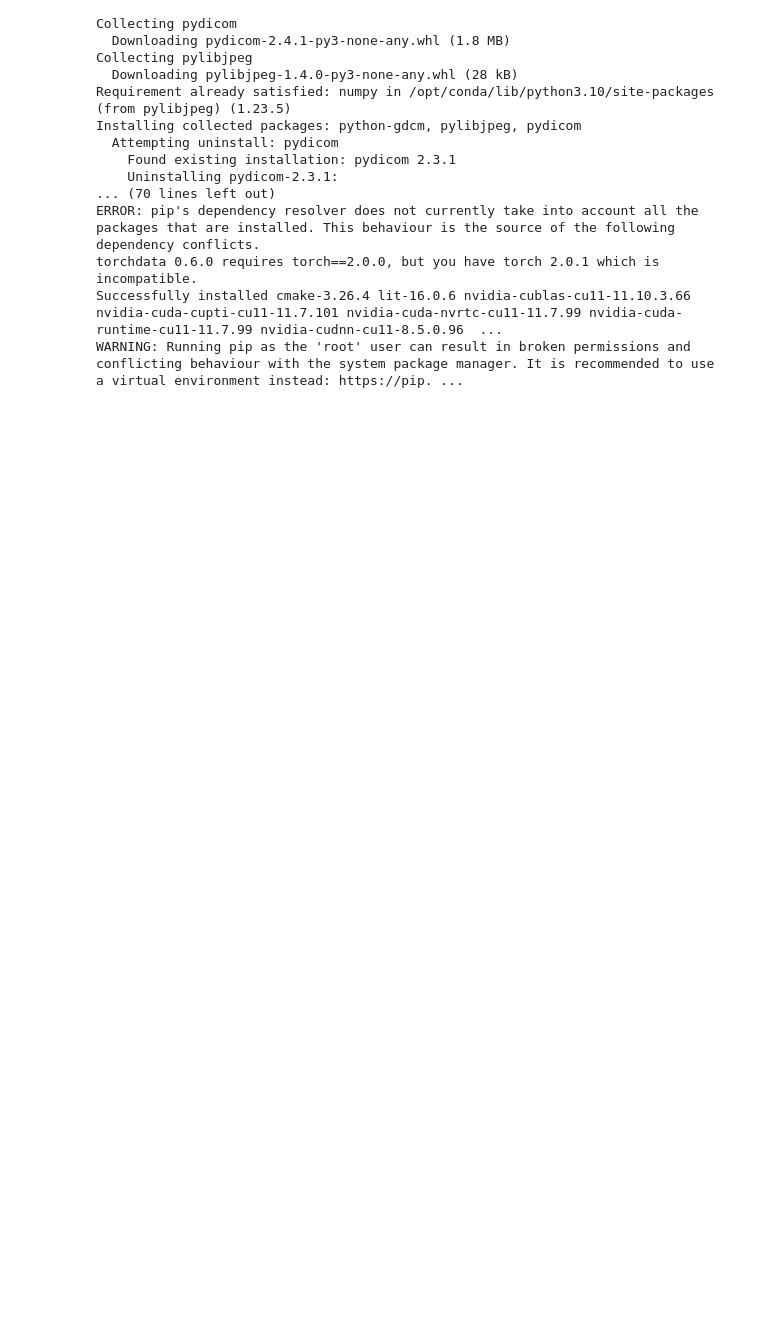
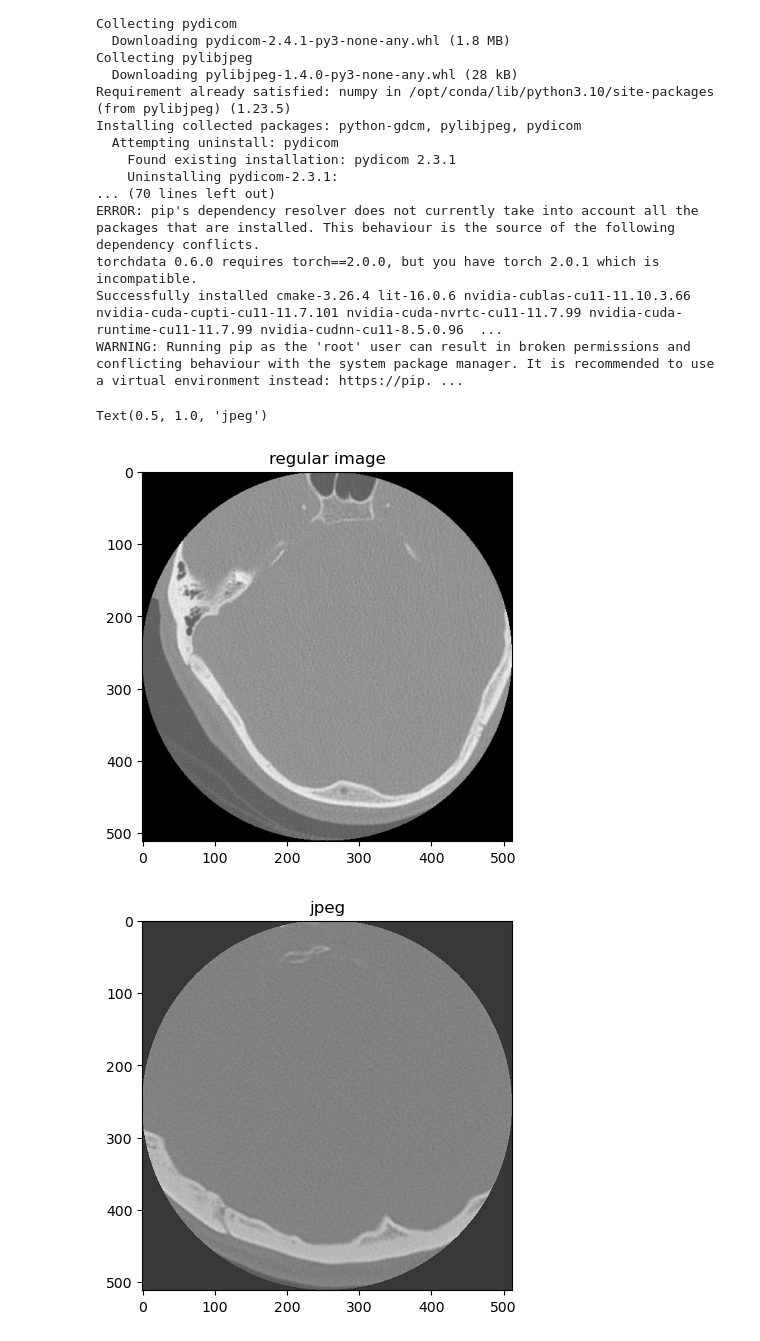
Before and after one commit to mayankmangalmourya/Cervical-Spine-Fracture-Detection., a Jupyter notebook: vertebrate-detection.ipynb, the cells around one changed output. Saved outputs shown, nothing was run; the diff lists cells and outputs as text; code cells hidden in the pictures; blank space fills up the shorter version.

Commit message:
Vertebrate Detection. Meta Data is Under Process

```diff
--- a/vertebrate-detection.ipynb
+++ b/vertebrate-detection.ipynb
@@ -64,3 +64,32 @@ if DEVICE == 'cuda':
     BATCH_SIZE = 32
 else:
     BATCH_SIZE = 2
+# %%
+def load_dicom(path):
+    """
+    This supports loading both regular and compressed JPEG images.
+    See the first sell with `pip install` commands for the necessary dependencies
+    """
+    img=dicom.dcmread(path)
+    img.PhotometricInterpretation = 'YBR_FULL'
+    data = img.pixel_array
+    data = data - np.min(data)
+    if np.max(data) != 0:
+        data = data / np.max(data)
+    data=(data * 255).astype(np.uint8)
+    return cv2.cvtColor(data, cv2.COLOR_GRAY2RGB), img
+
+
+im, meta = load_dicom(f'{TRAIN_IMAGES_PATH}/1.2.826.0.1.3680043.10001/1.dcm')
+plt.figure()
+plt.imshow(im)
+plt.title('regular image')
+
+im, meta = load_dicom(f'{TRAIN_IMAGES_PATH}/1.2.826.0.1.3680043.10014/1.dcm')
+plt.figure()
+plt.imshow(im)
+plt.title('jpeg')
+# %% [output]
+Text(0.5, 1.0, 'jpeg')
+[figure, added]
+[figure, added]
```
Also changed, not shown: parts of 5 cells of this notebook.
